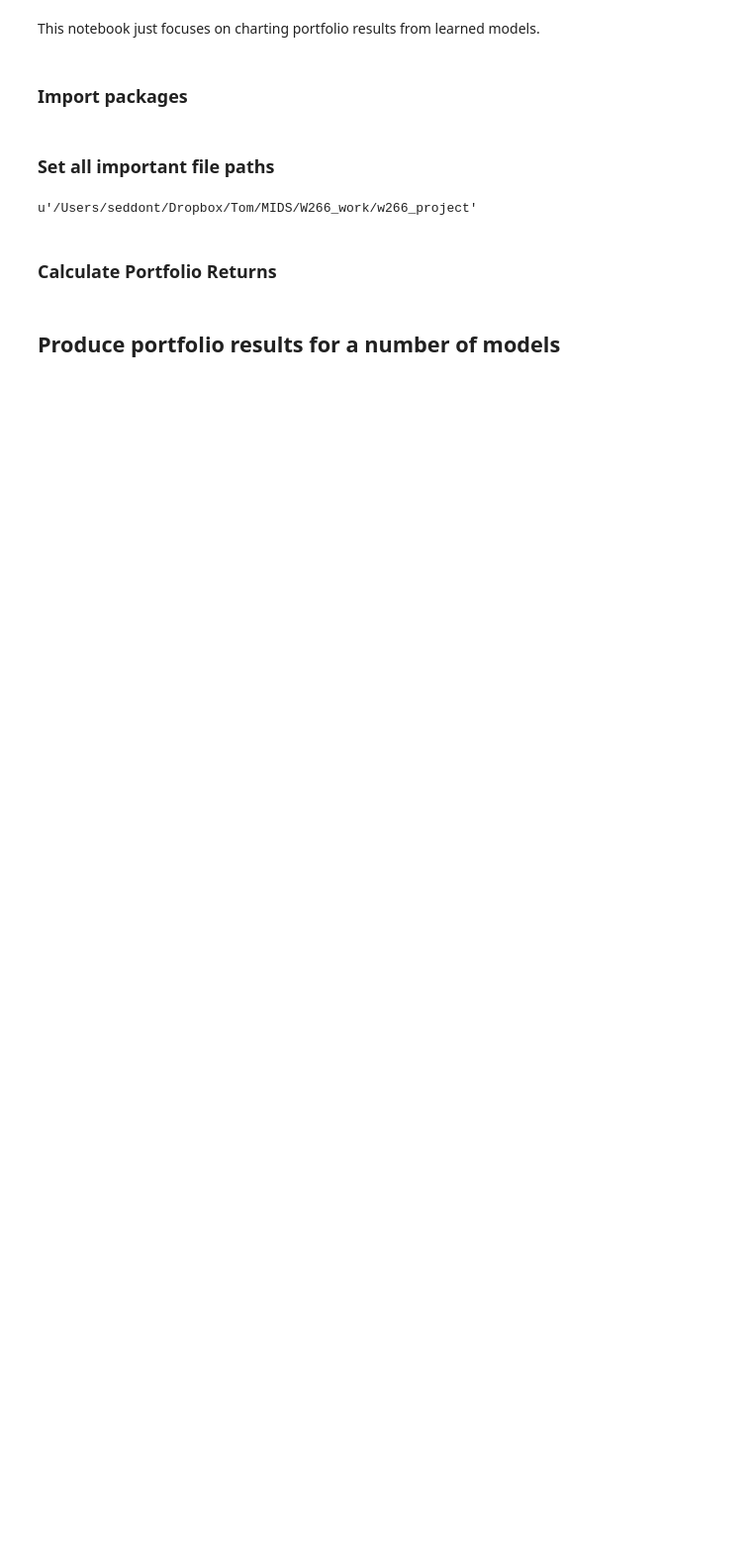
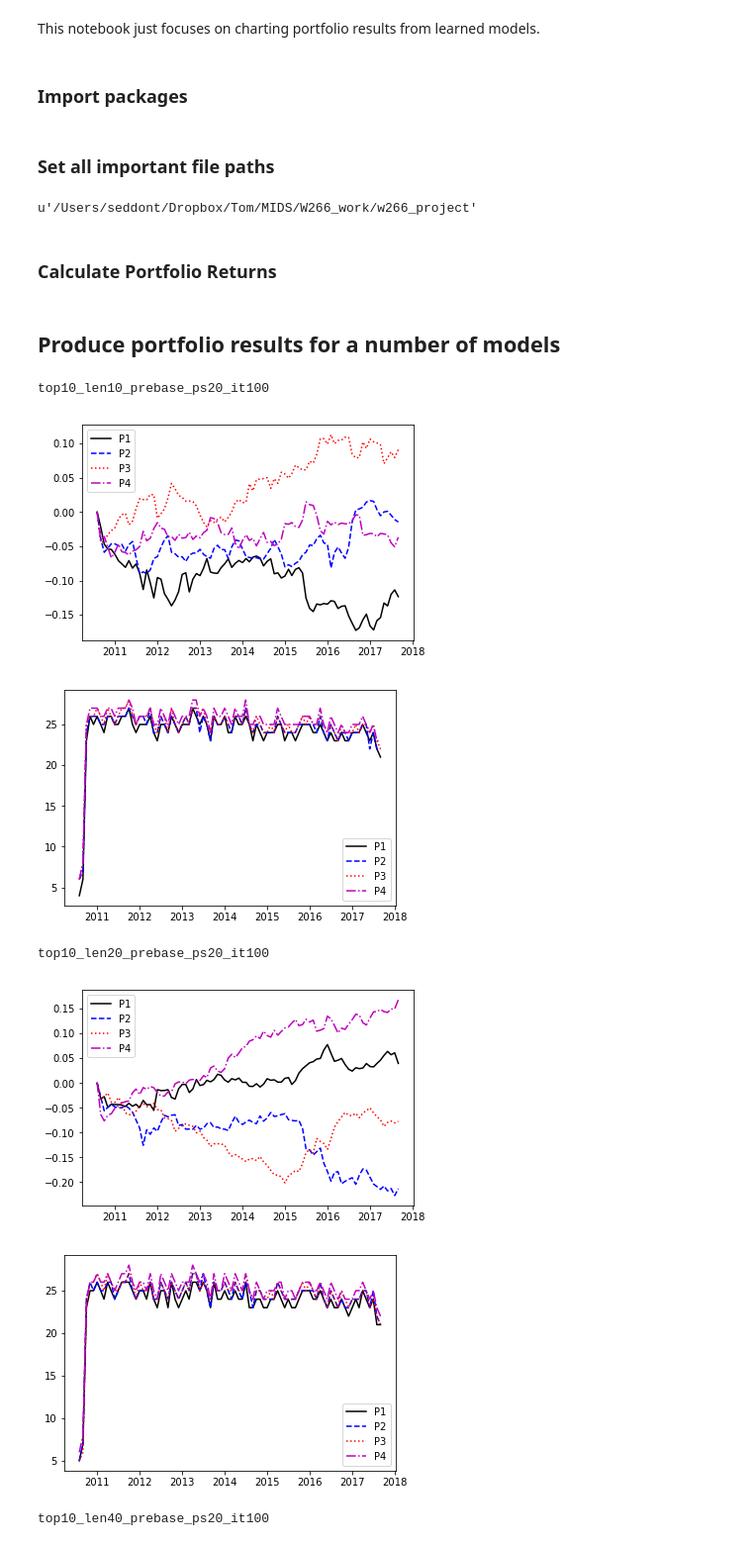
Before and after one commit to richardhitchens/w266_project, a Jupyter notebook: Chart_portfolios_1216_TS.ipynb, the cells around one changed output. Shown at 99% size. Drawn from its saved outputs; the diff is of its cells as text; code cells hidden in the pictures; blank space fills up the shorter version.

```diff
--- a/Chart_portfolios_1216_TS.ipynb
+++ b/Chart_portfolios_1216_TS.ipynb
@@ -326,11 +326,17 @@ def print_time_series(time_series, dates):
     for i in range(len(time_series)):
         series = time_series[i]
         series_label = 'P' + str(i+1)
-        if i == 0:
-            pl.plot(dates, series, label=series_label, color='black')
-        else:
-            pl.plot(dates, series, label=series_label)
+        line_style = {0: "k-",
+                      1: "b--",
+                      2: "r:",
+                      3: "m-.",
+                      4: "go"
+                      }
+        pl.plot(dates, series, line_style[i], label=series_label)
     pl.legend(loc=0)
+    plt.title("Cumulative Portfolio return (P1 = most similar)")
+    plt.xlabel("Date")
+    plt.ylabel("Cumulative Alpha (%)")
     pl.show()
 
 
@@ -473,3 +479,25 @@ def get_topic_sims_results(model_dir):
         topic_sims_results[date][ticker] = avg_sim
 
     return topic_sims_results
+# %%
+model_dir_list = ["top10_len10_prebase_ps20_it100", "top10_len20_prebase_ps20_it100",
+                  "top10_len40_prebase_ps20_it100", "top20_len10_prebase_ps20_it100",
+                  "top20_len20_prebase_ps20_it100", "top20_len40_prebase_ps20_it100",
+                  "top40_len10_prebase_ps20_it100", "top40_len20_prebase_ps20_it100",
+                  "top40_len40_prebase_ps20_it100"]
+
+for model_dir in model_dir_list:
+
+    print model_dir
+    print
+    topic_sims_results = get_topic_sims_results(model_dir)
+
+    produce_portfolio_results(topic_sims_results, LIBRARY_PATH, num_portfolios=4, max_age=4)
+# %% [output]
+top10_len10_prebase_ps20_it100
+[figure, added]
+[figure, added]
+top10_len20_prebase_ps20_it100
+[figure, added]
+[figure, added]
+top10_len40_prebase_ps20_it100
```
Also changed, not shown: parts of 15 cells of this notebook, 2 other files.
